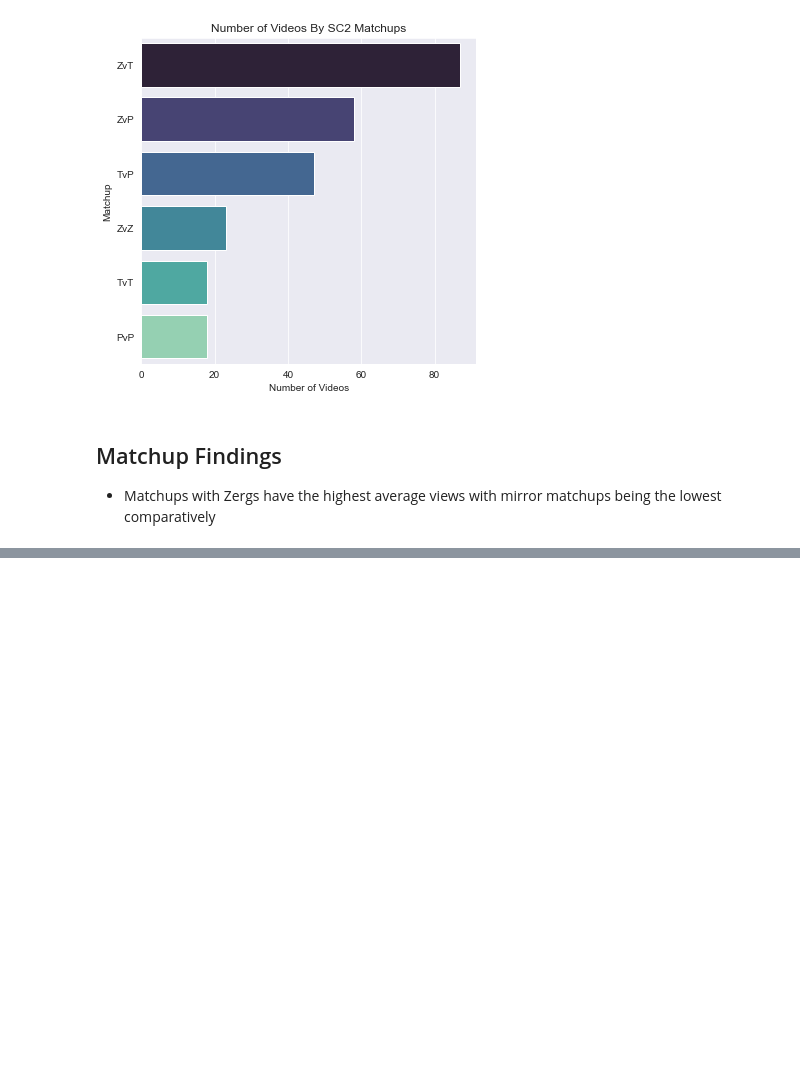
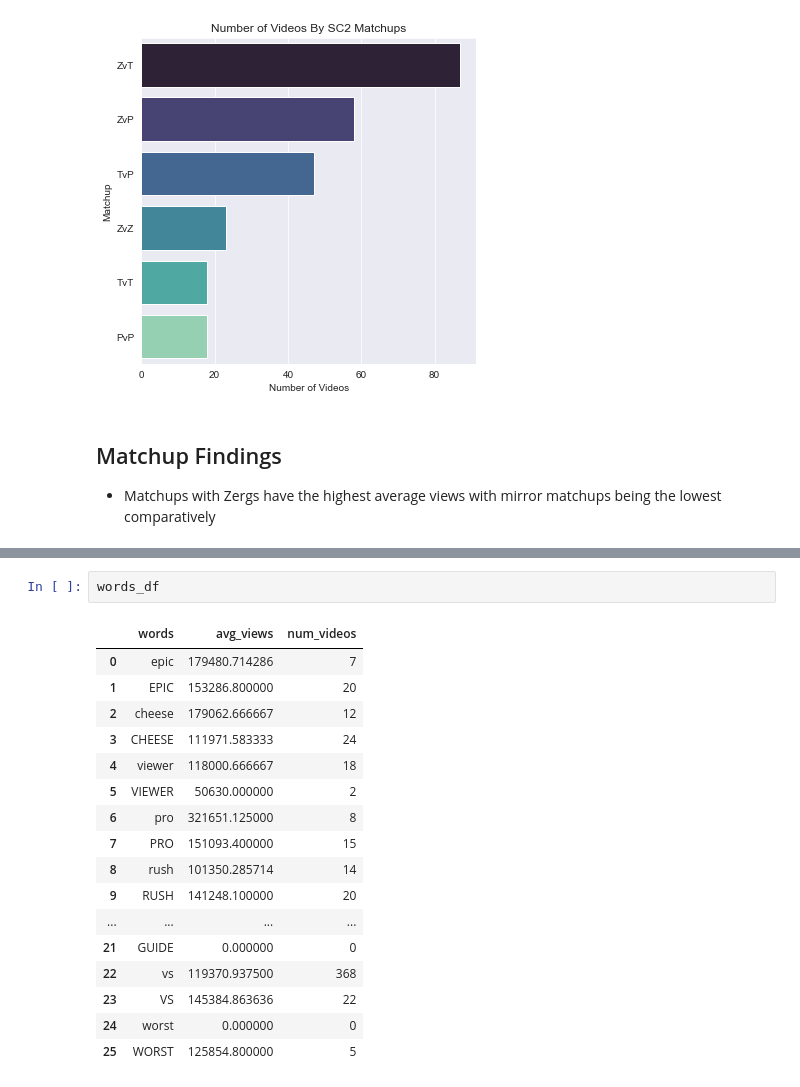
Before and after one commit to NelGen/NG--YouTube-Views-Analysis, a Jupyter notebook: Visualizations.ipynb, the cells around one changed output, grey strips where cells are left out. Saved outputs shown, nothing was run; the diff lists cells and outputs as text; blank space fills up the shorter version.

```diff
--- a/Visualizations.ipynb
+++ b/Visualizations.ipynb
@@ -389,0 +426,20 @@ plt.show()
+# %%
+words_df
+# %% [output]
+|  | words | avg_views | num_videos |
+| 0 | epic | 179480.714286 | 7 |
+| 1 | EPIC | 153286.800000 | 20 |
+| 2 | cheese | 179062.666667 | 12 |
+| 3 | CHEESE | 111971.583333 | 24 |
+| 4 | viewer | 118000.666667 | 18 |
+| 5 | VIEWER | 50630.000000 | 2 |
+| 6 | pro | 321651.125000 | 8 |
+| 7 | PRO | 151093.400000 | 15 |
+| 8 | rush | 101350.285714 | 14 |
+| 9 | RUSH | 141248.100000 | 20 |
+| ... | ... | ... | ... |
+| 21 | GUIDE | 0.000000 | 0 |
+| 22 | vs | 119370.937500 | 368 |
+| 23 | VS | 145384.863636 | 22 |
+| 24 | worst | 0.000000 | 0 |
+| 25 | WORST | 125854.800000 | 5 |
```
Also changed, not shown: parts of 18 cells of this notebook, 2 other files.
